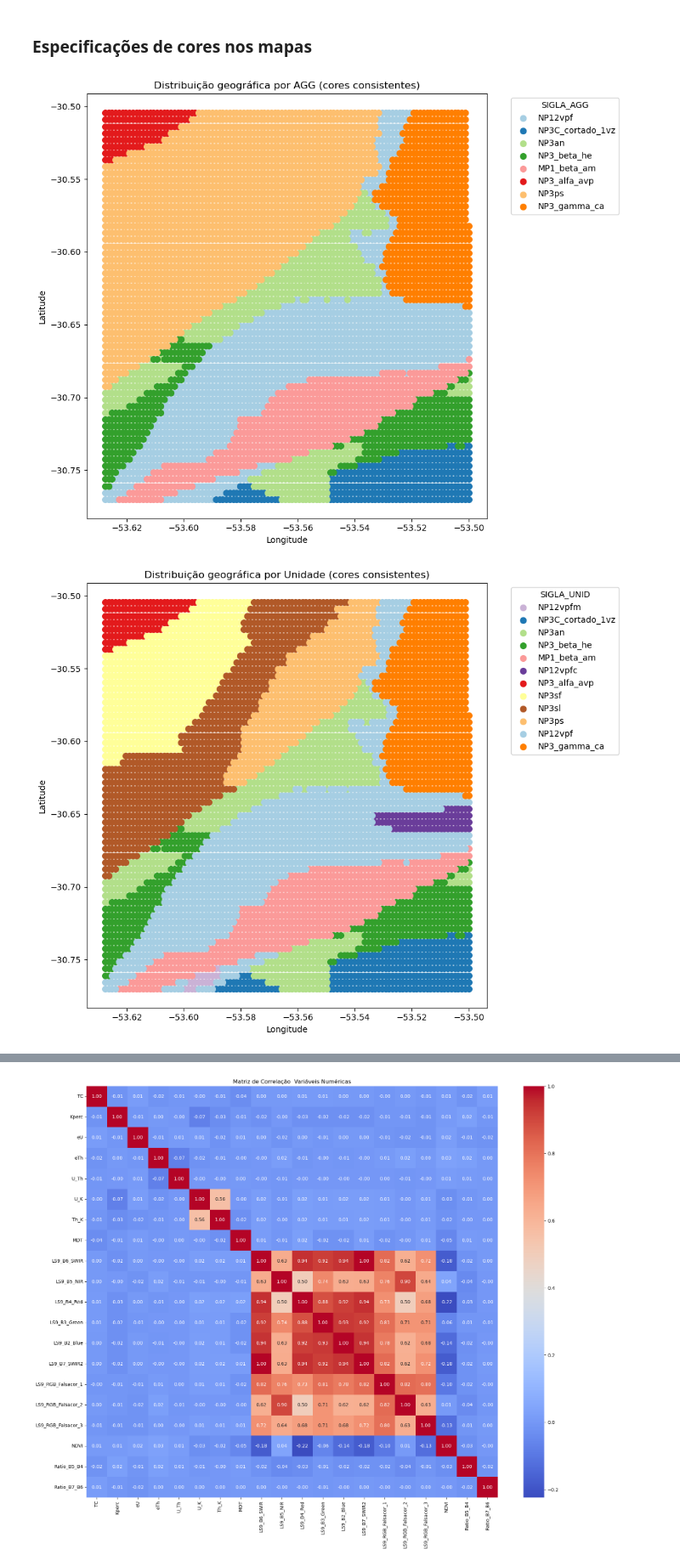
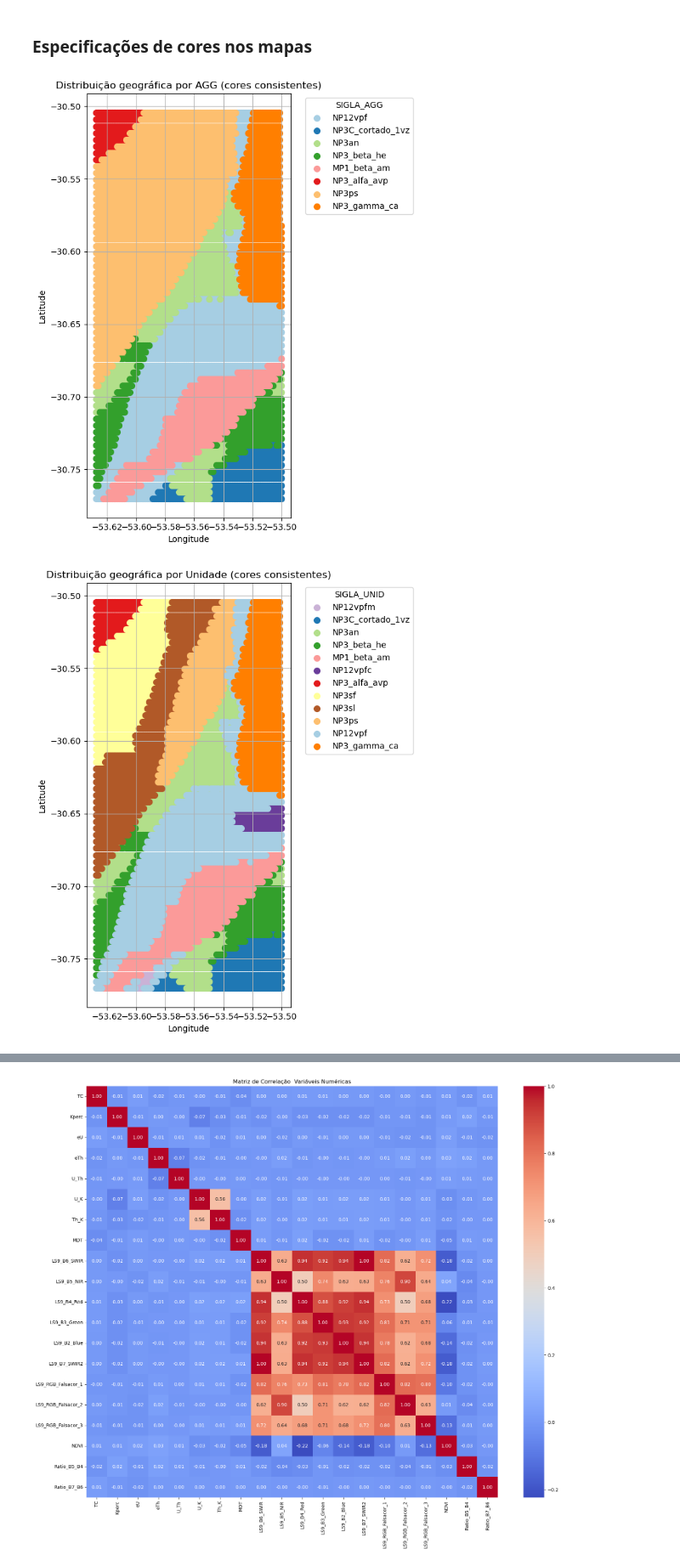
Before and after one commit to Matias-Valladao/ML-GeoPredict-Lavras, a Jupyter notebook: RF_PassFeio_So_RF_V1,4.ipynb, the cells around one changed output, grey strips where cells are left out. Shown at 85% size. Cells and saved outputs as stored; diff of their text form; code cells hidden in the pictures.

```diff
--- a/RF_PassFeio_So_RF_V1,4.ipynb
+++ b/RF_PassFeio_So_RF_V1,4.ipynb
@@ -426,32 +426,39 @@ NP3ps             228.0  315.00  415.0
 # %% [markdown]
 ### Especificações de cores nos mapas
 # %%
+
+
 # Primeiro, vamos criar um dicionário de cores único para todas as siglas
 all_siglas = pd.concat([df['SIGLA_AGG'], df['SIGLA_UNID']]).unique()
 cores = plt.cm.Paired(np.linspace(0, 1, len(all_siglas)))
 color_dict = {sigla: cores[i] for i, sigla in enumerate(all_siglas)}
 
-# Função para plotar com cores consistentes
+# Função para plotar com cores consistentes usando geopandas
 def plot_map(coluna, titulo):
-    plt.figure(figsize=(10, 8))
+    fig, ax = plt.subplots(figsize=(10, 8))
+
+    # Plot usando geopandas
     for sigla in df[coluna].unique():
-        mask = df[coluna] == sigla
-        plt.scatter(df.loc[mask, 'lon'], df.loc[mask, 'lat'],
-                   color=color_dict[sigla], label=sigla, s=50)
+        subset = df[df[coluna] == sigla]
+        subset.plot(ax=ax, color=color_dict[sigla], label=sigla, markersize=50)
 
+    # Adicionar elementos do mapa
+    ax.set_xlabel('Longitude')
+    ax.set_ylabel('Latitude')
+    ax.set_title(titulo)
     plt.legend(bbox_to_anchor=(1.05, 1), loc='upper left', title=coluna)
-    plt.xlabel('Longitude')
-    plt.ylabel('Latitude')
-    plt.title(titulo)
+
+    # Adicionar grid e ajustar layout
+    ax.grid(True)
     plt.tight_layout()
     plt.show()
 
 # Plotando os mapas
 plot_map('SIGLA_AGG', 'Distribuição geográfica por AGG (cores consistentes)')
 plot_map('SIGLA_UNID', 'Distribuição geográfica por Unidade (cores consistentes)')
 # %% [output]
-[figure, old version]
+[figure, new version]
-[figure, old version]
+[figure, new version]
 # %%
 # Listar tipos de dados de cada coluna
 print(df.dtypes)
```
Also changed, not shown: parts of 9 cells of this notebook.
